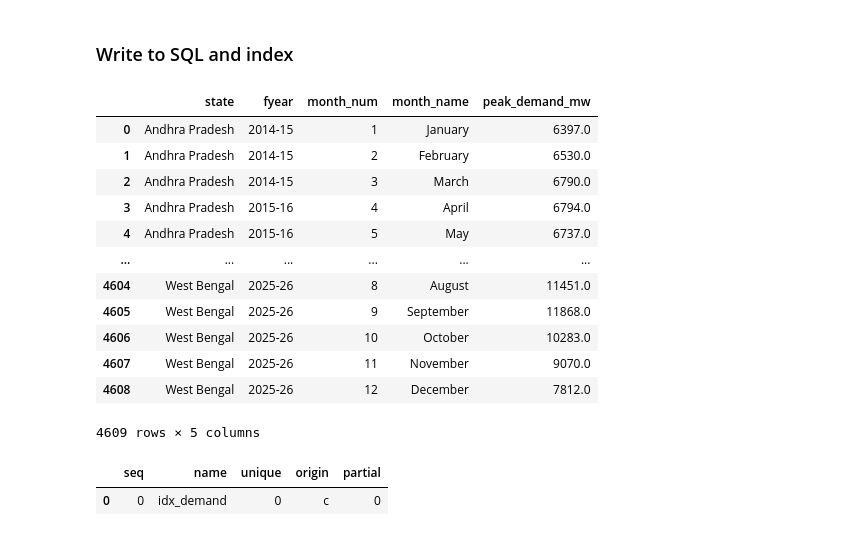
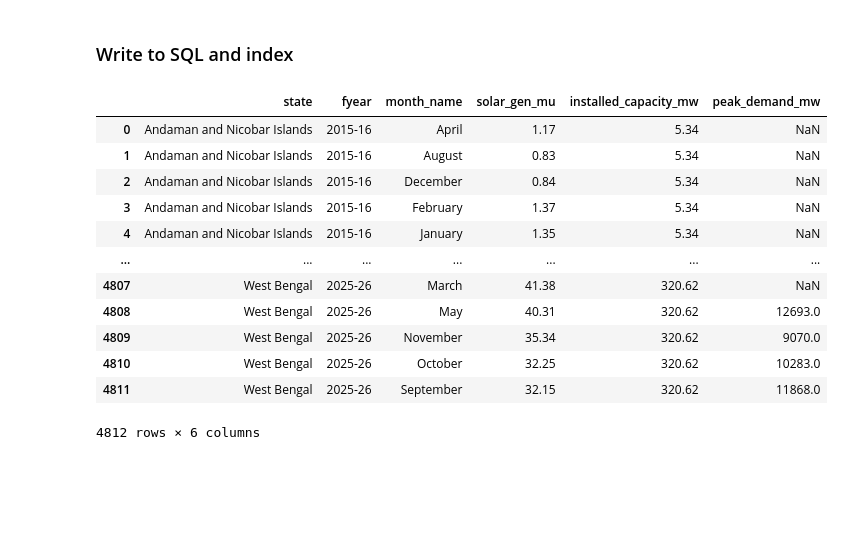
Before and after one commit to marvinminhaz/Solar-Curtailment-Project, a Jupyter notebook: notebooks/data-viz-and-prep.ipynb, the cells around one changed output. Cells and saved outputs as stored; diff of their text form; code cells hidden in the pictures; blank space fills up the shorter version.

Commit message:
created sqlite db and added gen, cap, demand dfs into sql tables

```diff
--- a/notebooks/data-viz-and-prep.ipynb
+++ b/notebooks/data-viz-and-prep.ipynb
@@ -172,23 +172,37 @@ with sql.connect('../data/processed/energy-masterdb.sqlite') as conn:
     demand = pd.read_sql_query('select * from demand', conn)
     demand_indexes = pd.read_sql_query("PRAGMA index_list('demand')", conn)
 # %%
-demand
+query = '''
+SELECT
+    g.state,
+    g.fyear,
+    g.month_name,
+    g.generation_mu AS solar_gen_mu,
+    c.capacity_mw AS installed_capacity_mw,
+    d.peak_demand_mw
+FROM generation g
+LEFT JOIN capacity c
+    ON g.state = c.state AND g.fyear = c.fyear
+LEFT JOIN demand d
+    ON g.state = d.state AND g.fyear = d.fyear AND g.month_name = d.month_name
+'''
+
+with sql.connect('../data/processed/energy-masterdb.sqlite') as conn:
+    cur = conn.cursor()
+    master_df = pd.read_sql_query(query, conn)
-# %% [output]
-|  | state | fyear | month_num | month_name | peak_demand_mw |
-| 0 | Andhra Pradesh | 2014-15 | 1 | January | 6397.0 |
-| 1 | Andhra Pradesh | 2014-15 | 2 | February | 6530.0 |
-| 2 | Andhra Pradesh | 2014-15 | 3 | March | 6790.0 |
-| 3 | Andhra Pradesh | 2015-16 | 4 | April | 6794.0 |
-| 4 | Andhra Pradesh | 2015-16 | 5 | May | 6737.0 |
-| ... | ... | ... | ... | ... | ... |
-| 4604 | West Bengal | 2025-26 | 8 | August | 11451.0 |
-| 4605 | West Bengal | 2025-26 | 9 | September | 11868.0 |
-| 4606 | West Bengal | 2025-26 | 10 | October | 10283.0 |
-| 4607 | West Bengal | 2025-26 | 11 | November | 9070.0 |
-| 4608 | West Bengal | 2025-26 | 12 | December | 7812.0 |
-4609 rows × 5 columns
 # %%
-demand_indexes
+master_df
 # %% [output]
-|  | seq | name | unique | origin | partial |
-| 0 | 0 | idx_demand | 0 | c | 0 |
+|  | state | fyear | month_name | solar_gen_mu | installed_capacity_mw | peak_demand_mw |
+| 0 | Andaman and Nicobar Islands | 2015-16 | April | 1.17 | 5.34 | NaN |
+| 1 | Andaman and Nicobar Islands | 2015-16 | August | 0.83 | 5.34 | NaN |
+| 2 | Andaman and Nicobar Islands | 2015-16 | December | 0.84 | 5.34 | NaN |
+| 3 | Andaman and Nicobar Islands | 2015-16 | February | 1.37 | 5.34 | NaN |
+| 4 | Andaman and Nicobar Islands | 2015-16 | January | 1.35 | 5.34 | NaN |
+| ... | ... | ... | ... | ... | ... | ... |
+| 4807 | West Bengal | 2025-26 | March | 41.38 | 320.62 | NaN |
+| 4808 | West Bengal | 2025-26 | May | 40.31 | 320.62 | 12693.0 |
+| 4809 | West Bengal | 2025-26 | November | 35.34 | 320.62 | 9070.0 |
+| 4810 | West Bengal | 2025-26 | October | 32.25 | 320.62 | 10283.0 |
+| 4811 | West Bengal | 2025-26 | September | 32.15 | 320.62 | 11868.0 |
+4812 rows × 6 columns
```
Also changed, not shown: parts of 3 cells of this notebook, 1 other file.
